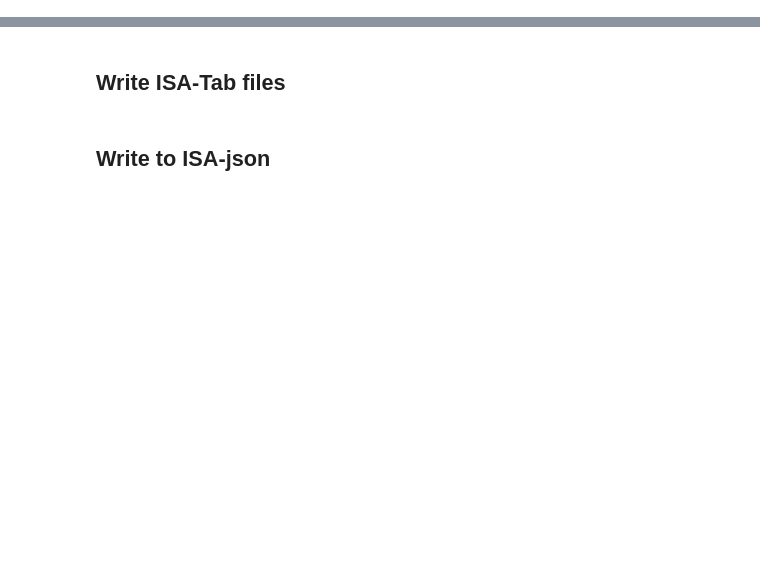
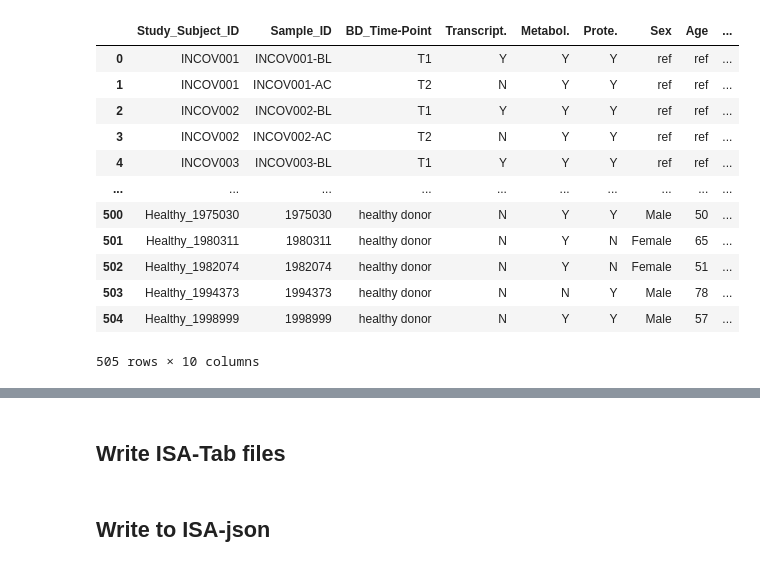
Before and after one commit to Xomics/TWOCdemonstrator, a Jupyter notebook: tools/Su_2020_prepare_ISA_metadata/TWOC_create_isa.ipynb, the cells around one changed output, grey strips where cells are left out. Drawn from its saved outputs; the diff is of its cells as text; code cells hidden in the pictures; blank space fills up the shorter version.

```diff
--- a/tools/Su_2020_prepare_ISA_metadata/TWOC_create_isa.ipynb
+++ b/tools/Su_2020_prepare_ISA_metadata/TWOC_create_isa.ipynb
@@ -10,7 +12,21 @@ os.listdir()
 # %%
 # Read in Patient Metadata
 
 import pandas as pd
 patient_metadata = pd.read_excel('../../data/Su_2020_original/IDs_Individuals-vs-Samples_incl-all-CONTROLS.xlsx')
-patient_metadata = patient_metadata.rename(columns={"Study Subject ID": "Study_Subject_ID",  "Sample ID": "Sample_ID", "BD Time-Point": "BD_Time_point"})
+patient_metadata.columns = patient_metadata.columns.str.replace(' ', '_', regex=True)
 patient_metadata
+# %% [output]
+|  | Study_Subject_ID | Sample_ID | BD_Time-Point | Transcript. | Metabol. | Prote. | Sex | Age | ... |
+| 0 | INCOV001 | INCOV001-BL | T1 | Y | Y | Y | ref | ref | ... |
+| 1 | INCOV001 | INCOV001-AC | T2 | N | Y | Y | ref | ref | ... |
+| 2 | INCOV002 | INCOV002-BL | T1 | Y | Y | Y | ref | ref | ... |
+| 3 | INCOV002 | INCOV002-AC | T2 | N | Y | Y | ref | ref | ... |
+| 4 | INCOV003 | INCOV003-BL | T1 | Y | Y | Y | ref | ref | ... |
+| ... | ... | ... | ... | ... | ... | ... | ... | ... | ... |
+| 500 | Healthy_1975030 | 1975030 | healthy donor | N | Y | Y | Male | 50 | ... |
+| 501 | Healthy_1980311 | 1980311 | healthy donor | N | Y | N | Female | 65 | ... |
+| 502 | Healthy_1982074 | 1982074 | healthy donor | N | Y | N | Female | 51 | ... |
+| 503 | Healthy_1994373 | 1994373 | healthy donor | N | N | Y | Male | 78 | ... |
+| 504 | Healthy_1998999 | 1998999 | healthy donor | N | Y | Y | Male | 57 | ... |
+505 rows × 10 columns
```
Also changed, not shown: parts of 4 cells of this notebook, 6 other files.
